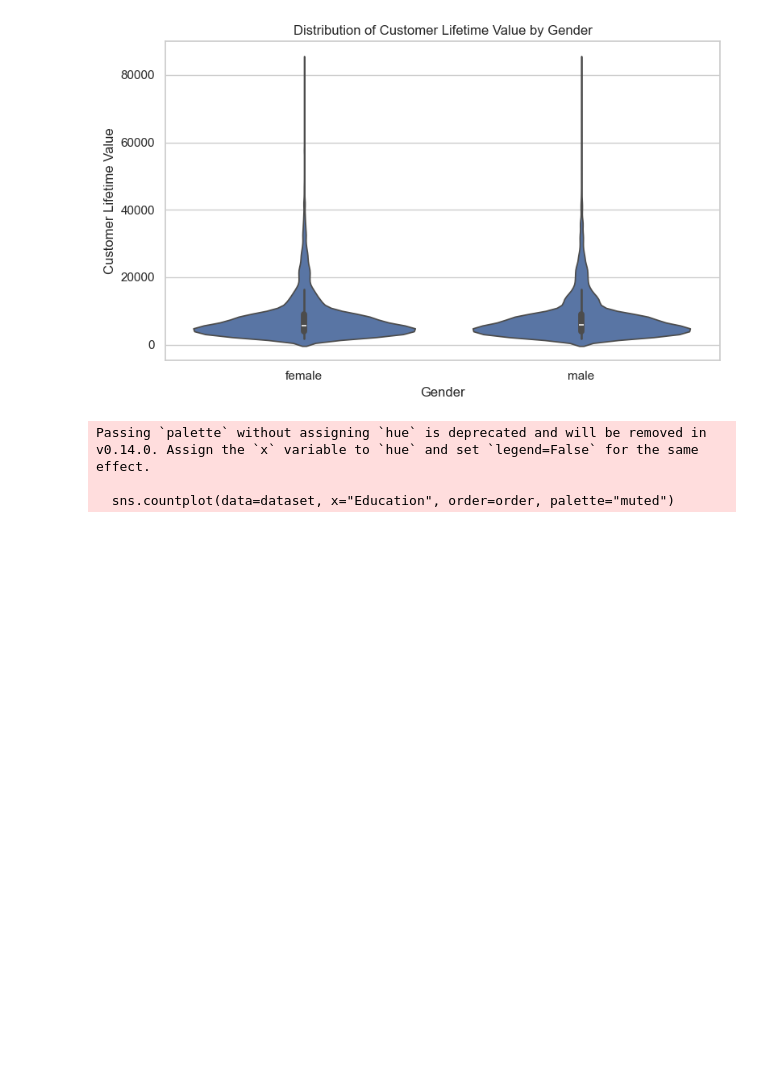
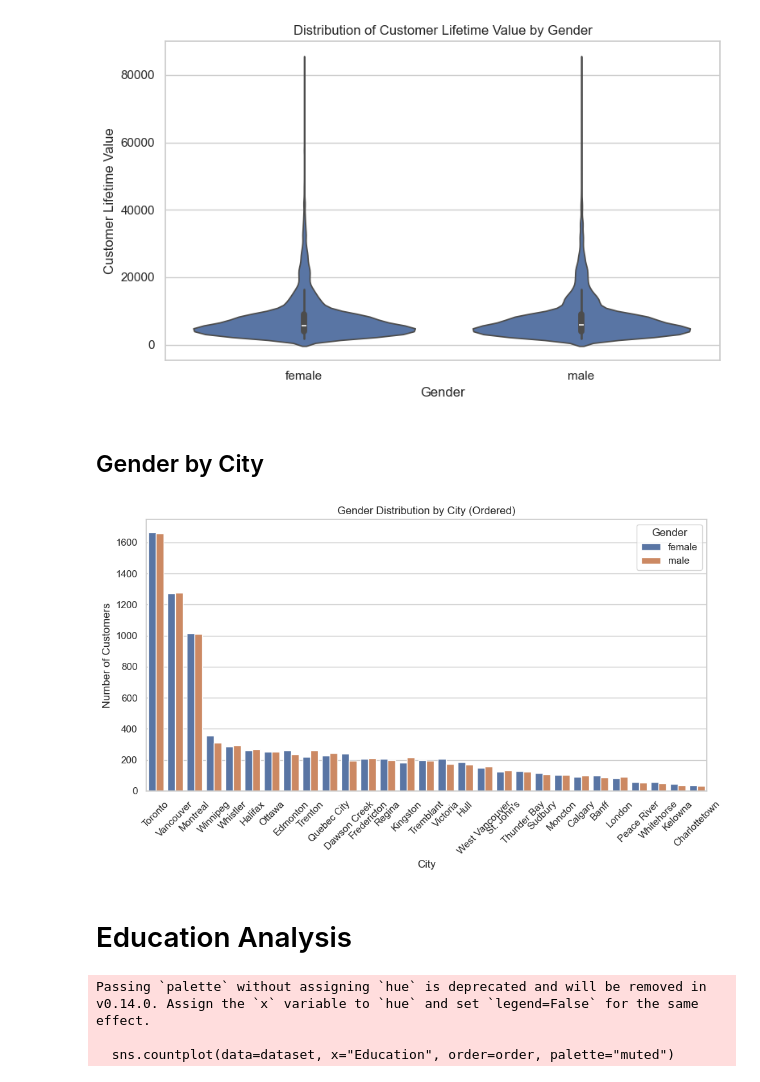
Before and after one commit to Mehmet1700/DataMining2025, a Jupyter notebook: notebooks/04_demographic_segmentation_duarte.ipynb, the cells around one changed output. Drawn from its saved outputs; the diff is of its cells as text; code cells hidden in the pictures; blank space fills up the shorter version.

```diff
--- a/notebooks/04_demographic_segmentation_duarte.ipynb
+++ b/notebooks/04_demographic_segmentation_duarte.ipynb
@@ -558,6 +890,33 @@ plt.tight_layout()
 plt.show()
 # %% [output]
 [figure]
+# %% [markdown]
+## Gender by City
+# %%
+# Order cities by total number of customers
+city_order = (
+    dataset['City']
+    .value_counts()
+    .index
+)
+
+plt.figure(figsize=(10, 6))
+sns.countplot(
+    data=dataset,
+    x='City',
+    hue='Gender',
+    order=city_order
+)
+plt.title('Gender Distribution by City (Ordered)')
+plt.xlabel('City')
+plt.ylabel('Number of Customers')
+plt.xticks(rotation=45)
+plt.tight_layout()
+plt.show()
+# %% [output]
+[figure, added]
+# %% [markdown]
+# Education Analysis
 # %%
 # Education distibution
 
```
Also changed, not shown: parts of 87 cells of this notebook.
